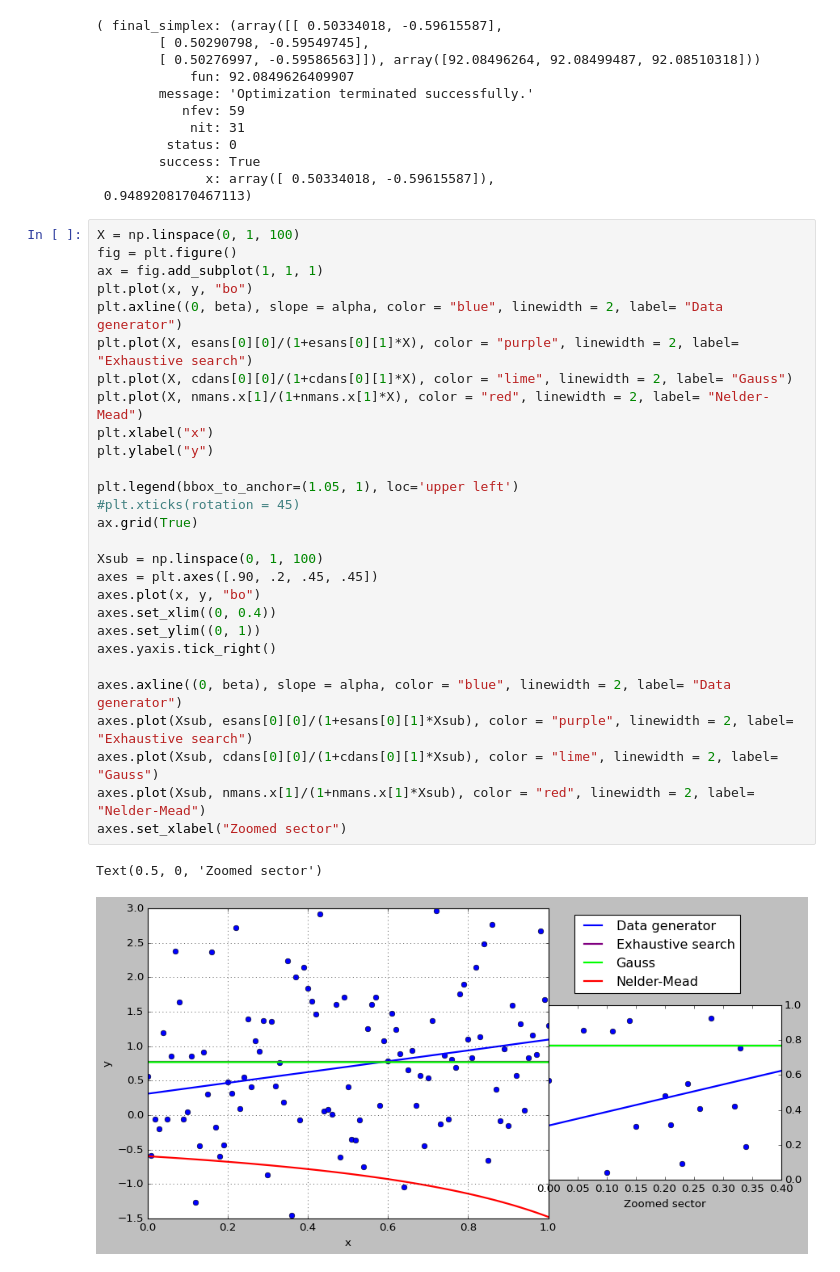
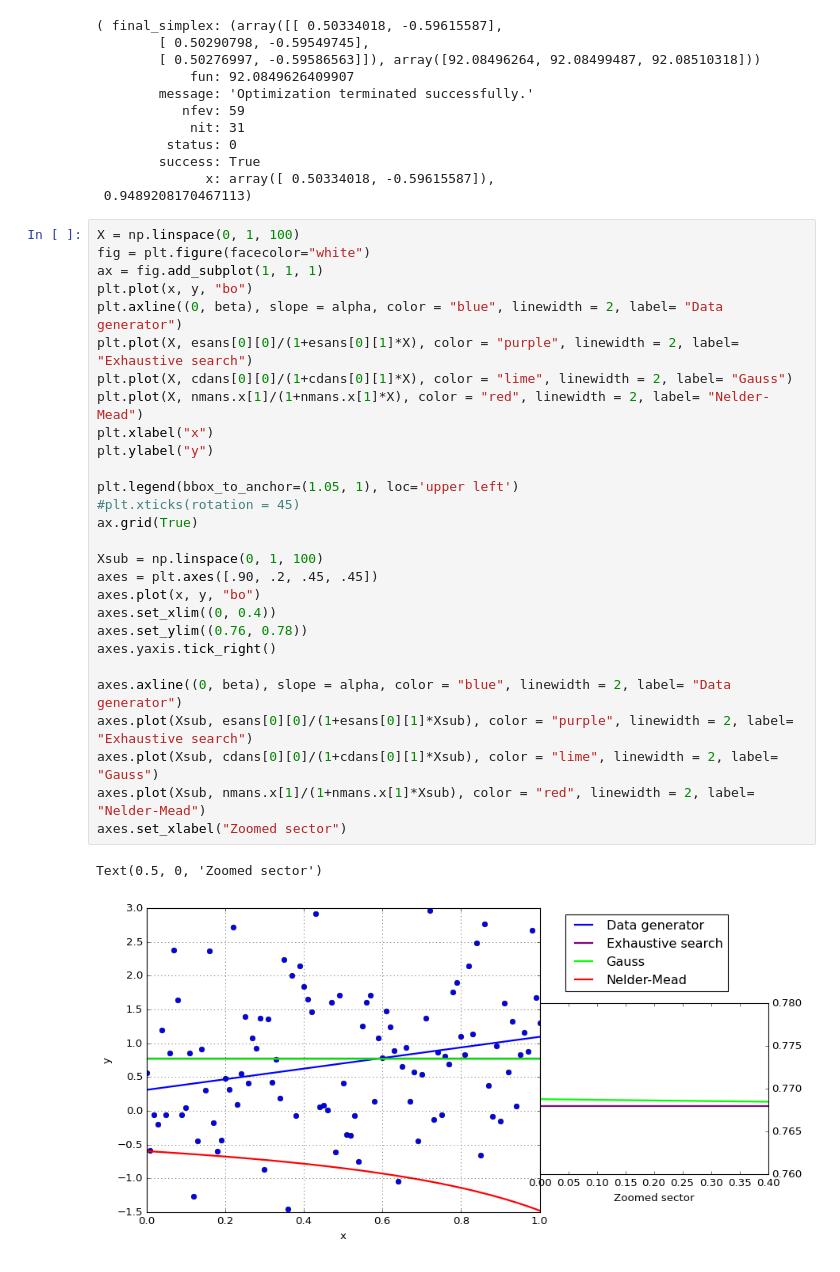
Before and after one commit to dmitry-grigorev/AlgoAnalysisDevelopment, a Jupyter notebook: Task2/Task2notebook.ipynb, the cells around one changed output. Cells and saved outputs as stored; diff of their text form.

Commit message:
Removed grey box around the graphs

```diff
--- a/Task2/Task2notebook.ipynb
+++ b/Task2/Task2notebook.ipynb
@@ -198,32 +198,32 @@ nmans, np.sqrt(np.sum(np.square(nmans.x - np.array([alpha, beta]))))
  0.9489208170467113)
 # %%
 X = np.linspace(0, 1, 100)
-fig = plt.figure()
+fig = plt.figure(facecolor="white")
 ax = fig.add_subplot(1, 1, 1)
 plt.plot(x, y, "bo")
 plt.axline((0, beta), slope = alpha, color = "blue", linewidth = 2, label= "Data generator")
 plt.plot(X, esans[0][0]/(1+esans[0][1]*X), color = "purple", linewidth = 2, label= "Exhaustive search")
 plt.plot(X, cdans[0][0]/(1+cdans[0][1]*X), color = "lime", linewidth = 2, label= "Gauss")
 plt.plot(X, nmans.x[1]/(1+nmans.x[1]*X), color = "red", linewidth = 2, label= "Nelder-Mead")
 plt.xlabel("x")
 plt.ylabel("y")
 
 plt.legend(bbox_to_anchor=(1.05, 1), loc='upper left')
 #plt.xticks(rotation = 45)
 ax.grid(True)
 
 Xsub = np.linspace(0, 1, 100)
 axes = plt.axes([.90, .2, .45, .45])
 axes.plot(x, y, "bo")
 axes.set_xlim((0, 0.4))
-axes.set_ylim((0, 1))
+axes.set_ylim((0.76, 0.78))
 axes.yaxis.tick_right()
 
 axes.axline((0, beta), slope = alpha, color = "blue", linewidth = 2, label= "Data generator")
 axes.plot(Xsub, esans[0][0]/(1+esans[0][1]*Xsub), color = "purple", linewidth = 2, label= "Exhaustive search")
 axes.plot(Xsub, cdans[0][0]/(1+cdans[0][1]*Xsub), color = "lime", linewidth = 2, label= "Gauss")
 axes.plot(Xsub, nmans.x[1]/(1+nmans.x[1]*Xsub), color = "red", linewidth = 2, label= "Nelder-Mead")
 axes.set_xlabel("Zoomed sector")
 # %% [output]
 Text(0.5, 0, 'Zoomed sector')
-[figure, old version]
+[figure, new version]
```
Also changed, not shown: parts of 5 cells of this notebook.
